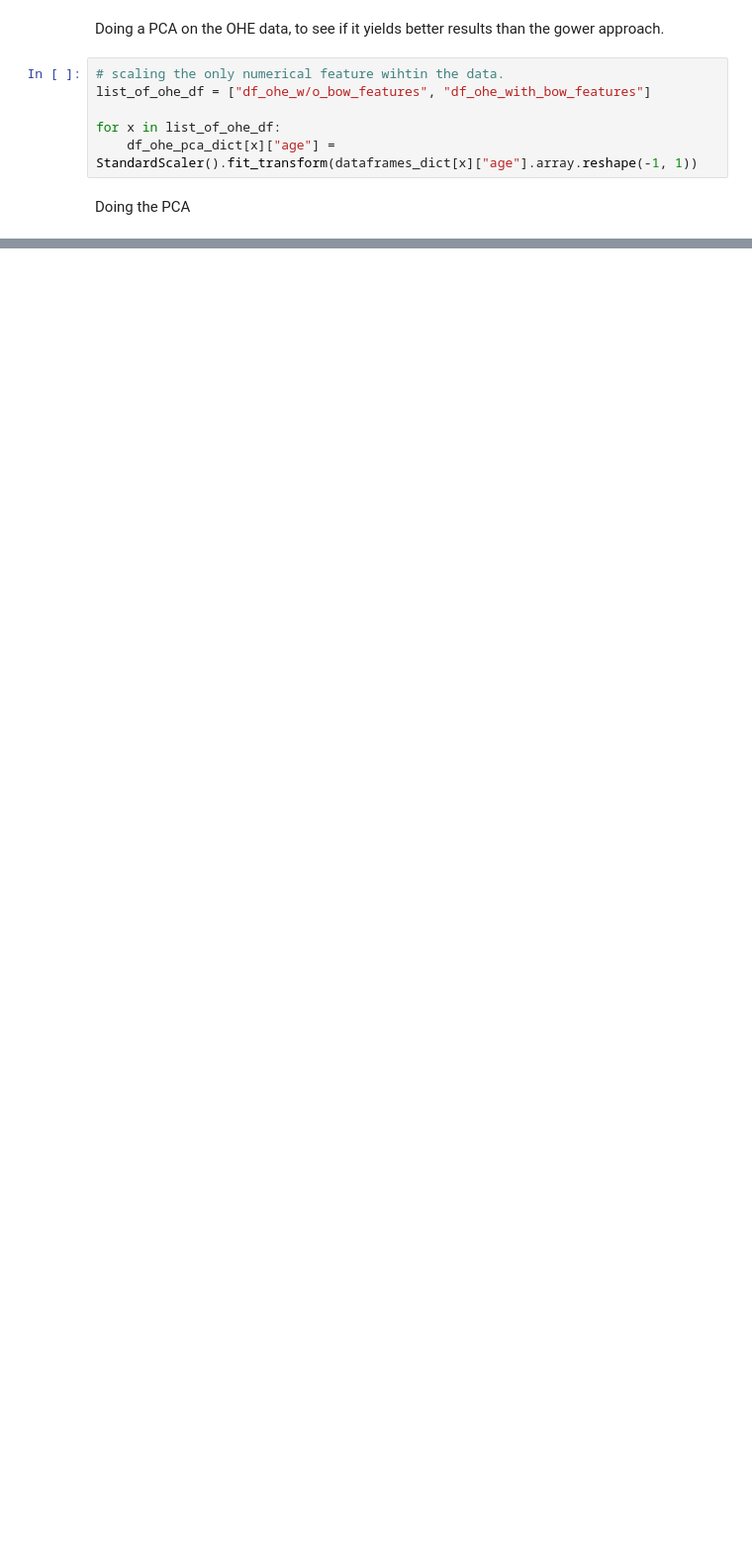
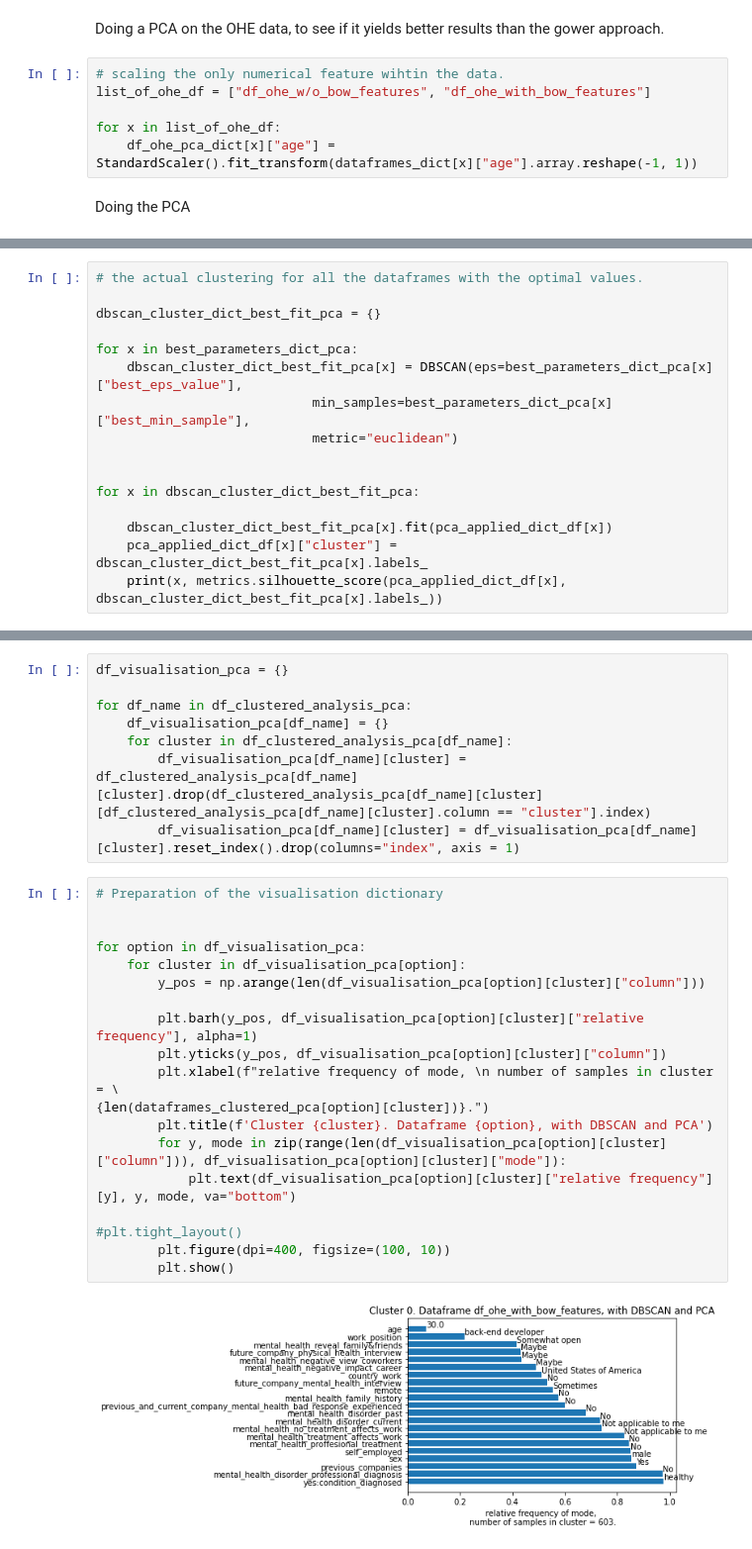
Before and after one commit to MaxIG1/unsupervised_learning_DLBDSMLUSL01, a Jupyter notebook: Analysis.ipynb, the cells around one changed output, grey strips where cells are left out. Shown at 99% size. Cells and saved outputs as stored; diff of their text form; blank space fills up the shorter version.

```diff
--- a/Analysis.ipynb
+++ b/Analysis.ipynb
@@ -1188,0 +1173,16 @@ if  300 < sample_cluster_n_1 or sample_cluster_0 < 300 or sample_cluster_1 < 300
+# %%
+# the actual clustering for all the dataframes with the optimal values.
+
+dbscan_cluster_dict_best_fit_pca = {}
+
+for x in best_parameters_dict_pca:
+    dbscan_cluster_dict_best_fit_pca[x] = DBSCAN(eps=best_parameters_dict_pca[x]["best_eps_value"],
+                            min_samples=best_parameters_dict_pca[x]["best_min_sample"],
+                            metric="euclidean")
+
+
+for x in dbscan_cluster_dict_best_fit_pca:
+
+    dbscan_cluster_dict_best_fit_pca[x].fit(pca_applied_dict_df[x])
+    pca_applied_dict_df[x]["cluster"] = dbscan_cluster_dict_best_fit_pca[x].labels_
+    print(x, metrics.silhouette_score(pca_applied_dict_df[x], dbscan_cluster_dict_best_fit_pca[x].labels_))
@@ -1188,0 +1248,29 @@ if  300 < sample_cluster_n_1 or sample_cluster_0 < 300 or sample_cluster_1 < 300
+# %%
+df_visualisation_pca = {}
+
+for df_name in df_clustered_analysis_pca:
+    df_visualisation_pca[df_name] = {}
+    for cluster in df_clustered_analysis_pca[df_name]:
+        df_visualisation_pca[df_name][cluster] = df_clustered_analysis_pca[df_name][cluster].drop(df_clustered_analysis_pca[df_name][cluster][df_clustered_analysis_pca[df_name][cluster].column == "cluster"].index)
+        df_visualisation_pca[df_name][cluster] = df_visualisation_pca[df_name][cluster].reset_index().drop(columns="index", axis = 1)
+# %%
+# Preparation of the visualisation dictionary
+
+
+for option in df_visualisation_pca:
+    for cluster in df_visualisation_pca[option]:
+        y_pos = np.arange(len(df_visualisation_pca[option][cluster]["column"]))
+
+        plt.barh(y_pos, df_visualisation_pca[option][cluster]["relative frequency"], alpha=1)
+        plt.yticks(y_pos, df_visualisation_pca[option][cluster]["column"])
+        plt.xlabel(f"relative frequency of mode, \n number of samples in cluster = \
+{len(dataframes_clustered_pca[option][cluster])}.")
+        plt.title(f'Cluster {cluster}. Dataframe {option}, with DBSCAN and PCA')
+        for y, mode in zip(range(len(df_visualisation_pca[option][cluster]["column"])), df_visualisation_pca[option][cluster]["mode"]):
+            plt.text(df_visualisation_pca[option][cluster]["relative frequency"][y], y, mode, va="bottom")
+
+#plt.tight_layout()
+        plt.figure(dpi=400, figsize=(100, 10))
+        plt.show()
+# %% [output]
+[figure, added]
```
Also changed, not shown: parts of 50 cells of this notebook.
